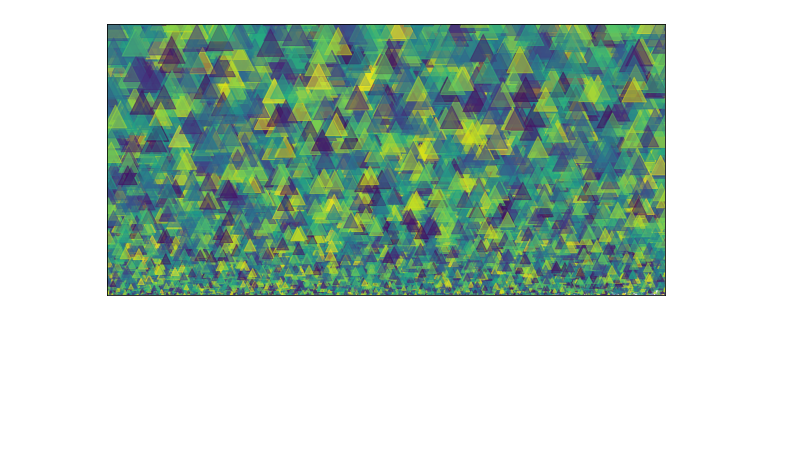
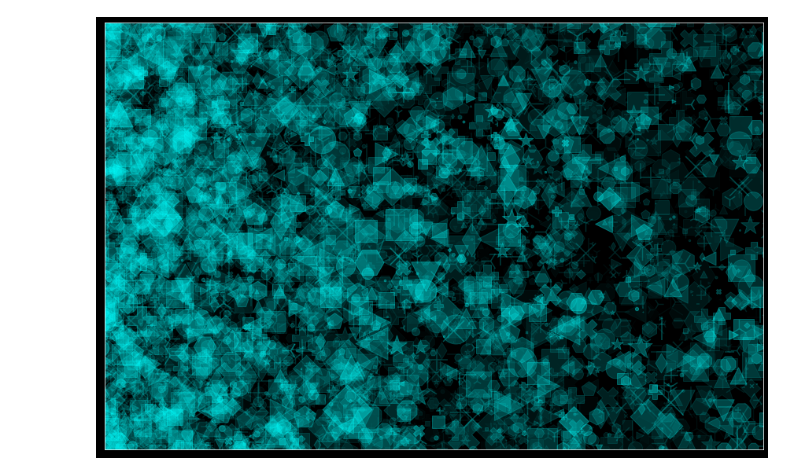
Before and after one commit to ericgitonga/sanaa, a Jupyter notebook: scatter-np-plt/sc-np-plt.ipynb, the cells around one changed output. Saved outputs shown, nothing was run; the diff lists cells and outputs as text; code cells hidden in the pictures; blank space fills up the shorter version.

Commit message:
randomized size and alpha

```diff
--- a/scatter-np-plt/sc-np-plt.ipynb
+++ b/scatter-np-plt/sc-np-plt.ipynb
@@ -38,16 +35,32 @@ df["y"] = np.random.rand(len(df.index)) * 100000
 # %%
-plt.figure(figsize=(10,5))
+df["x"] = np.random.rand(len(df.index)) * 100000 * np.random.rand(len(df.index))
+df["y"] = np.random.rand(len(df.index)) * 100000
 
-for i in list(df["value"].unique()):
-    marker = np.random.choice(["x","o","<",">","^",","])
+dfs = df.sample(20000)
+
+style = np.random.choice(["dark_background"])
+plt.style.use(style)
+plt.figure(figsize=(15,10))
 
 plt.xticks([])
 plt.yticks([])
 
-plt.xlim(0,80000)
-plt.ylim(0,80000)
+plt.xlim(6000,60000)
+plt.ylim(6000,60000)
 
-plt.scatter(df["x"], df["y"], marker=marker, c=df["value"], s=df["y"]/100, alpha=0.5)
+for i in dfs.index:
+    marker = np.random.choice([".",",","o","v","^","<",">","1","2","3","4","8","s","p","P",
+                               "*","h","H","+","x","X","d","D","|","_"])
+    c = ((0,1,1,0))
+
+    rand_divisor = 100
+    size = dfs.loc[i,"value"]/(np.random.choice(np.abs(rand_divisor/np.random.normal(-1,1,len(dfs.index)))))
+
+    alpha = np.random.choice(np.abs(np.random.normal(-0.1,0.1,len(dfs.index))))
+
+    plt.scatter(dfs.loc[i,"x"], dfs.loc[i,"y"], marker=marker, color=c,
+                s=size, alpha=alpha)
+
 plt.show();
 # %% [output]
-[figure, old version]
+[figure, new version]
```
Also changed, not shown: parts of 3 cells of this notebook, 1 other file.
